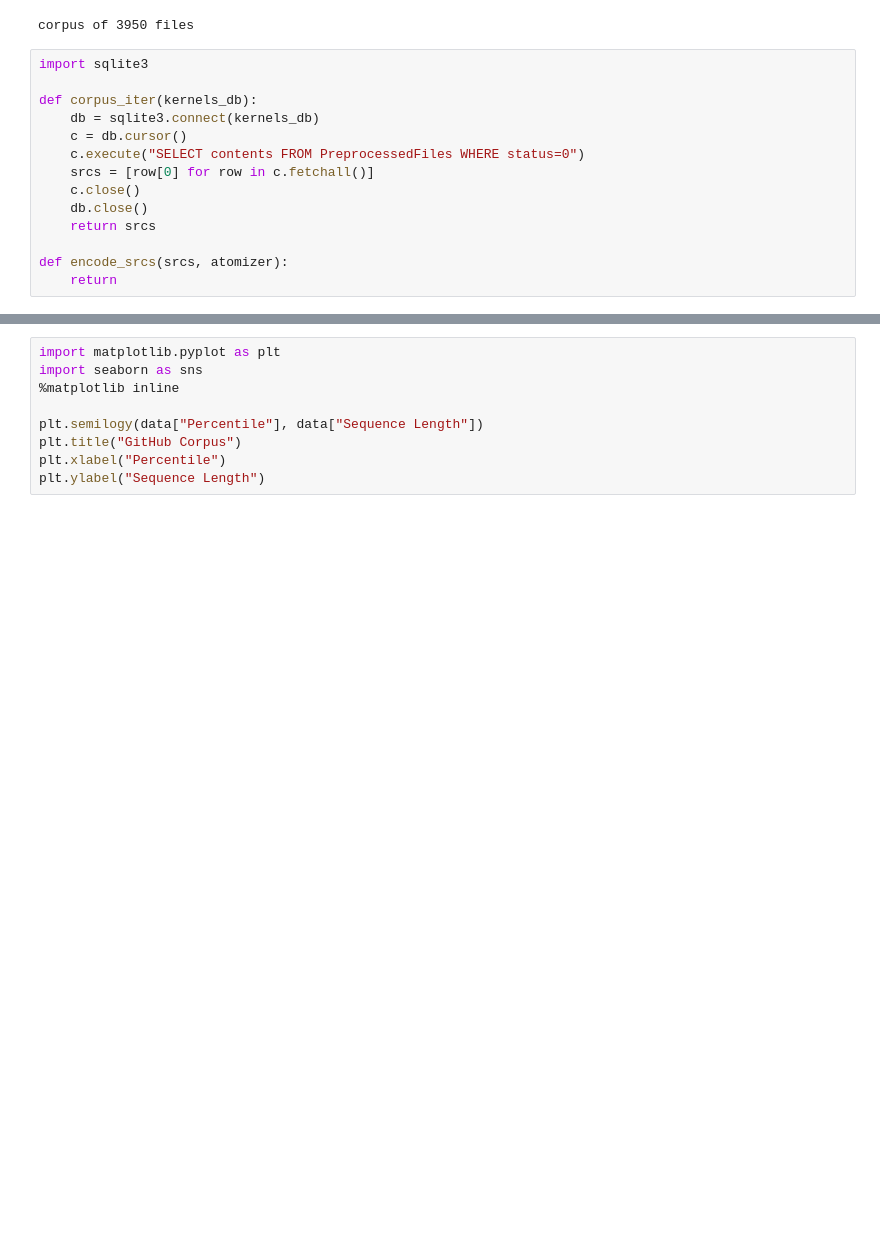
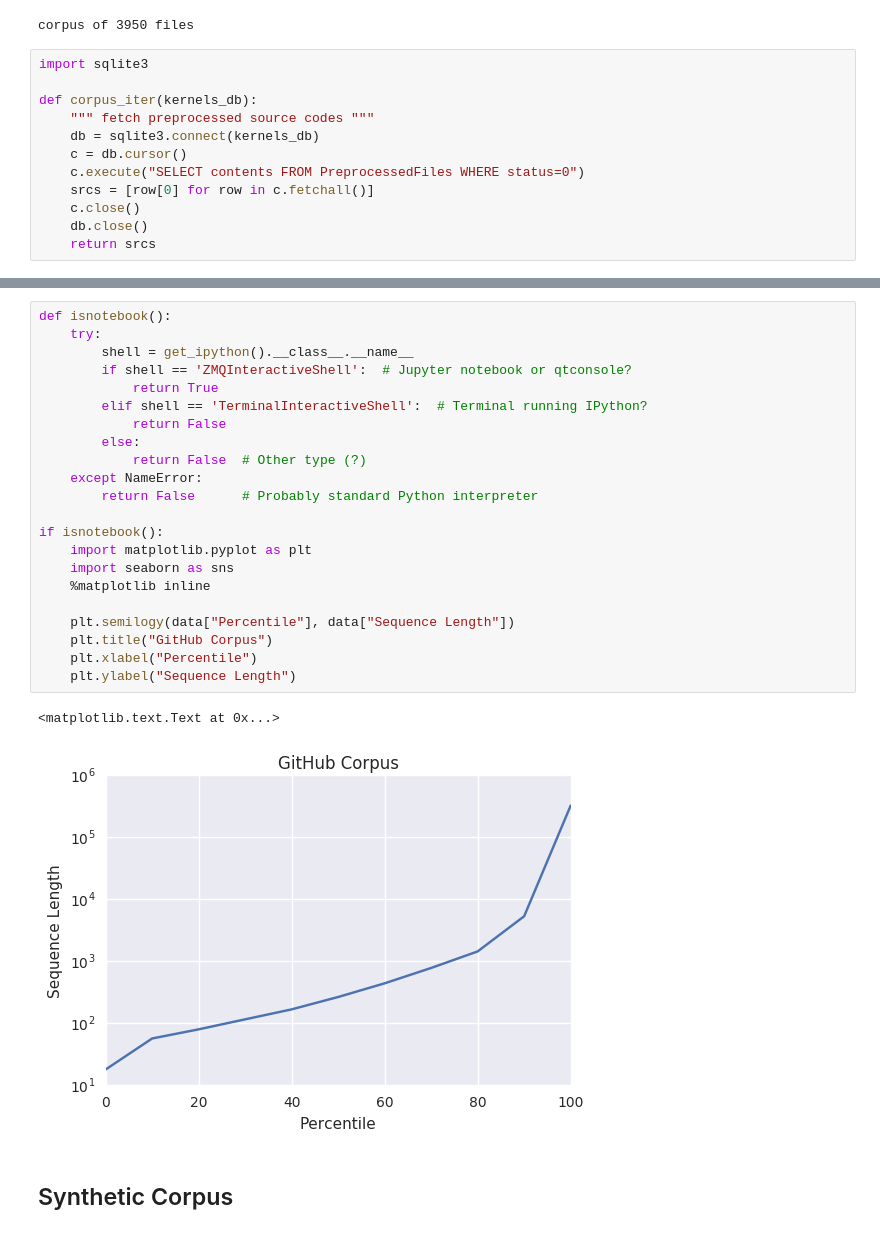
Before and after one commit to ChrisCummins/phd, a Jupyter notebook: Adversarial Tuning.ipynb, the cells around one changed output, grey strips where cells are left out. Saved outputs shown, nothing was run; the diff lists cells and outputs as text; blank space fills up the shorter version.

```diff
--- a/Adversarial Tuning.ipynb
+++ b/Adversarial Tuning.ipynb
@@ -34,6 +34,7 @@ corpus of 3950 files
 import sqlite3
 
 def corpus_iter(kernels_db):
+    """ fetch preprocessed source codes """
     db = sqlite3.connect(kernels_db)
     c = db.cursor()
     c.execute("SELECT contents FROM PreprocessedFiles WHERE status=0")
@@ -41,7 +42,4 @@ def corpus_iter(kernels_db):
     c.close()
     db.close()
     return srcs
-
-def encode_srcs(srcs, atomizer):
-    return
 # %%
@@ -69,9 +81,27 @@ data
 # %%
-import matplotlib.pyplot as plt
-import seaborn as sns
-%matplotlib inline
+def isnotebook():
+    try:
+        shell = get_ipython().__class__.__name__
+        if shell == 'ZMQInteractiveShell':  # Jupyter notebook or qtconsole?
+            return True
+        elif shell == 'TerminalInteractiveShell':  # Terminal running IPython?
+            return False
+        else:
+            return False  # Other type (?)
+    except NameError:
+        return False      # Probably standard Python interpreter
 
-plt.semilogy(data["Percentile"], data["Sequence Length"])
-plt.title("GitHub Corpus")
-plt.xlabel("Percentile")
-plt.ylabel("Sequence Length")
+if isnotebook():
+    import matplotlib.pyplot as plt
+    import seaborn as sns
+    %matplotlib inline
+
+    plt.semilogy(data["Percentile"], data["Sequence Length"])
+    plt.title("GitHub Corpus")
+    plt.xlabel("Percentile")
+    plt.ylabel("Sequence Length")
+# %% [output]
+<matplotlib.text.Text at 0x...>
+[figure, added]
+# %% [markdown]
+## Synthetic Corpus
```
Also changed, not shown: parts of 22 cells of this notebook, 1 other file.
